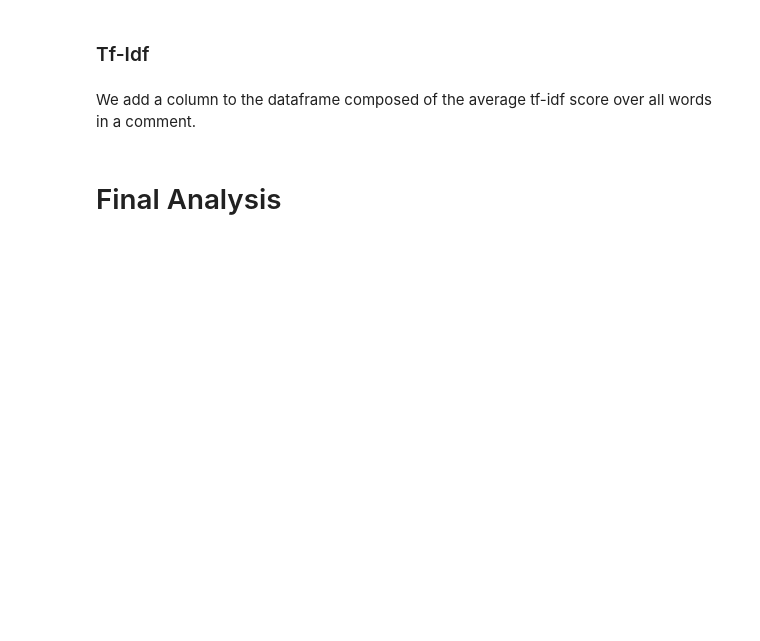
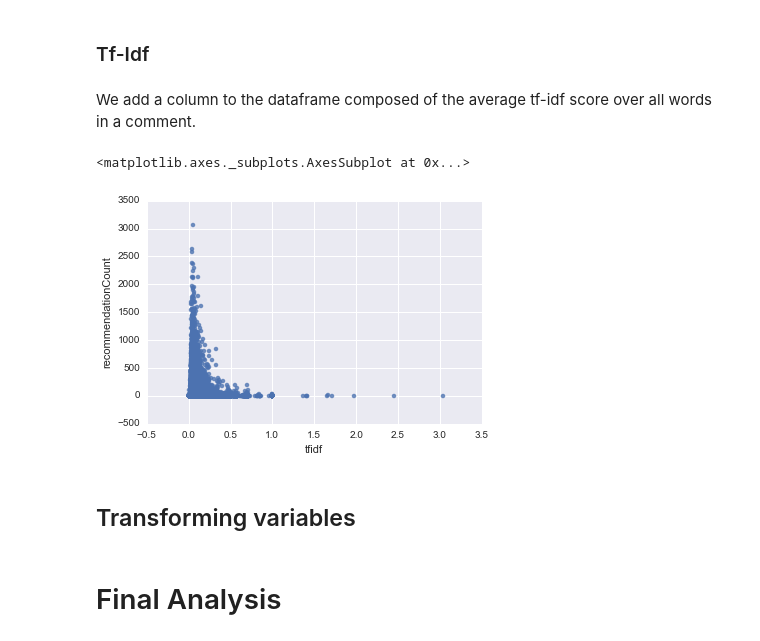
Before and after one commit to CS109-comment/NYTimes-Comment-Popularity-Prediction, a Jupyter notebook: IPython_Process_Notebook.ipynb, the cells around one changed output. Saved outputs shown, nothing was run; the diff lists cells and outputs as text; code cells hidden in the pictures; blank space fills up the shorter version.

```diff
--- a/IPython_Process_Notebook.ipynb
+++ b/IPython_Process_Notebook.ipynb
@@ -464,3 +419,10 @@ tfidf_vectorizer = TfidfVectorizer(stop_words=stop_words)
 tfidfmat = tfidf_vectorizer.fit_transform(corpus)
 commentsdf['tfidf'] = csr.sum(tfidfmat, axis=1)
 commentsdf['tfidf'] = commentsdf['tfidf'].div(commentsdf['commentWordCount'], axis='index')
+# %%
+sns.regplot(x='tfidf', y='recommendationCount', data=commentsdf, fit_reg=False)
+# %% [output]
+<matplotlib.axes._subplots.AxesSubplot at 0x...>
+[figure, added]
+# %% [markdown]
+## Transforming variables
```
Also changed, not shown: parts of 15 cells of this notebook.
